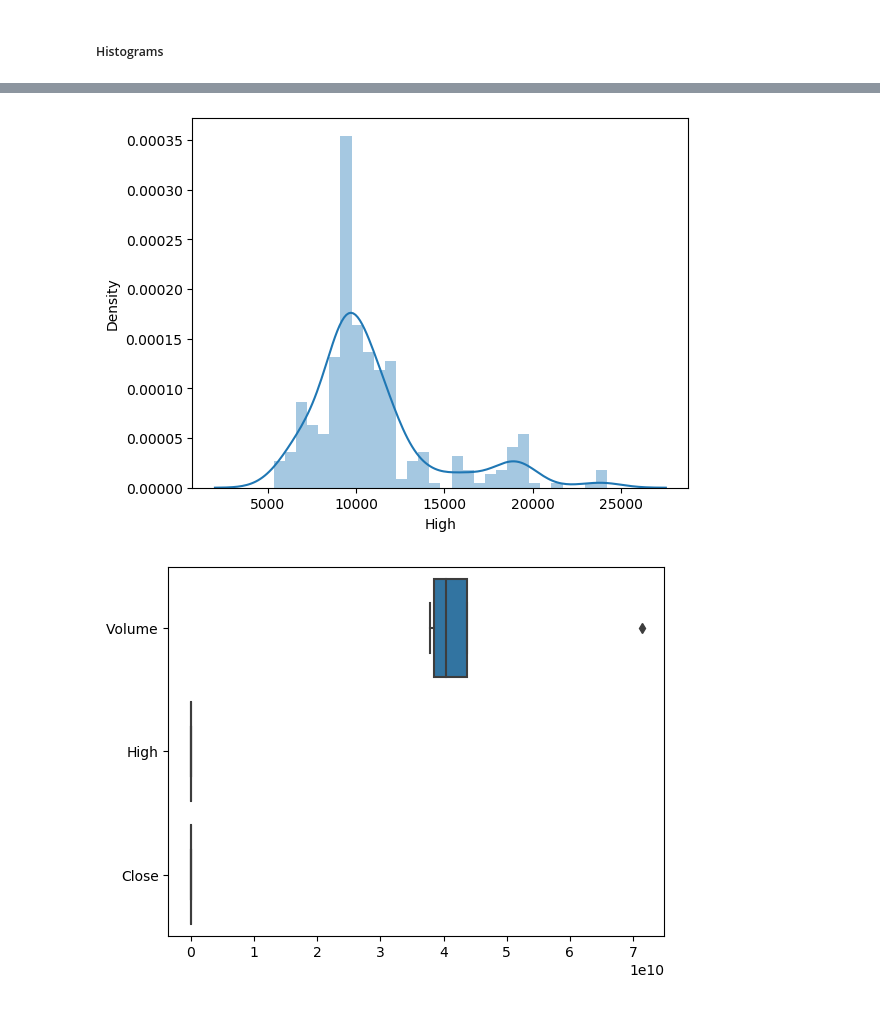
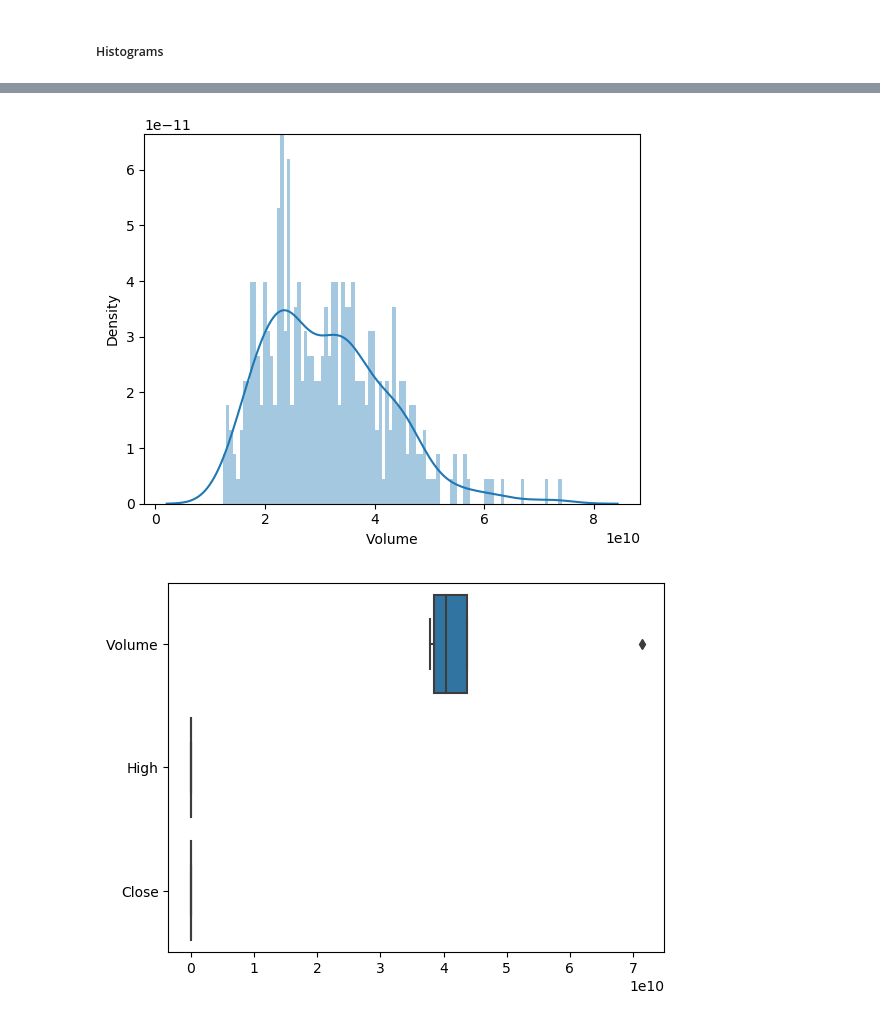
Before and after one commit to aiola-lab/tomers-playground, a Jupyter notebook: Vis-library-review/Visualisation libraries tests.ipynb, the cells around one changed output, grey strips where cells are left out. Saved outputs shown, nothing was run; the diff lists cells and outputs as text; code cells hidden in the pictures.

```diff
--- a/Vis-library-review/Visualisation libraries tests.ipynb
+++ b/Vis-library-review/Visualisation libraries tests.ipynb
@@ -472,10 +486,10 @@ You should consider upgrading via the '/home/ec2-user/anaconda3/envs/python3/bin
 # %%
 import seaborn as sns
 from matplotlib import pyplot as plt
-sns.distplot(df['High'].tail(350) ,kde = True,bins=30)
+sns.distplot(df['Volume'].tail(365) ,kde = True ,bins=100)
 plt.show()
 # %% [output]
-[figure, old version]
+[figure, new version]
 # %%
 ax = sns.boxplot(data=df[['Volume', 'High', 'Close']].tail(5), orient="h")
 plt.show()
```
Also changed, not shown: parts of 51 cells of this notebook.
